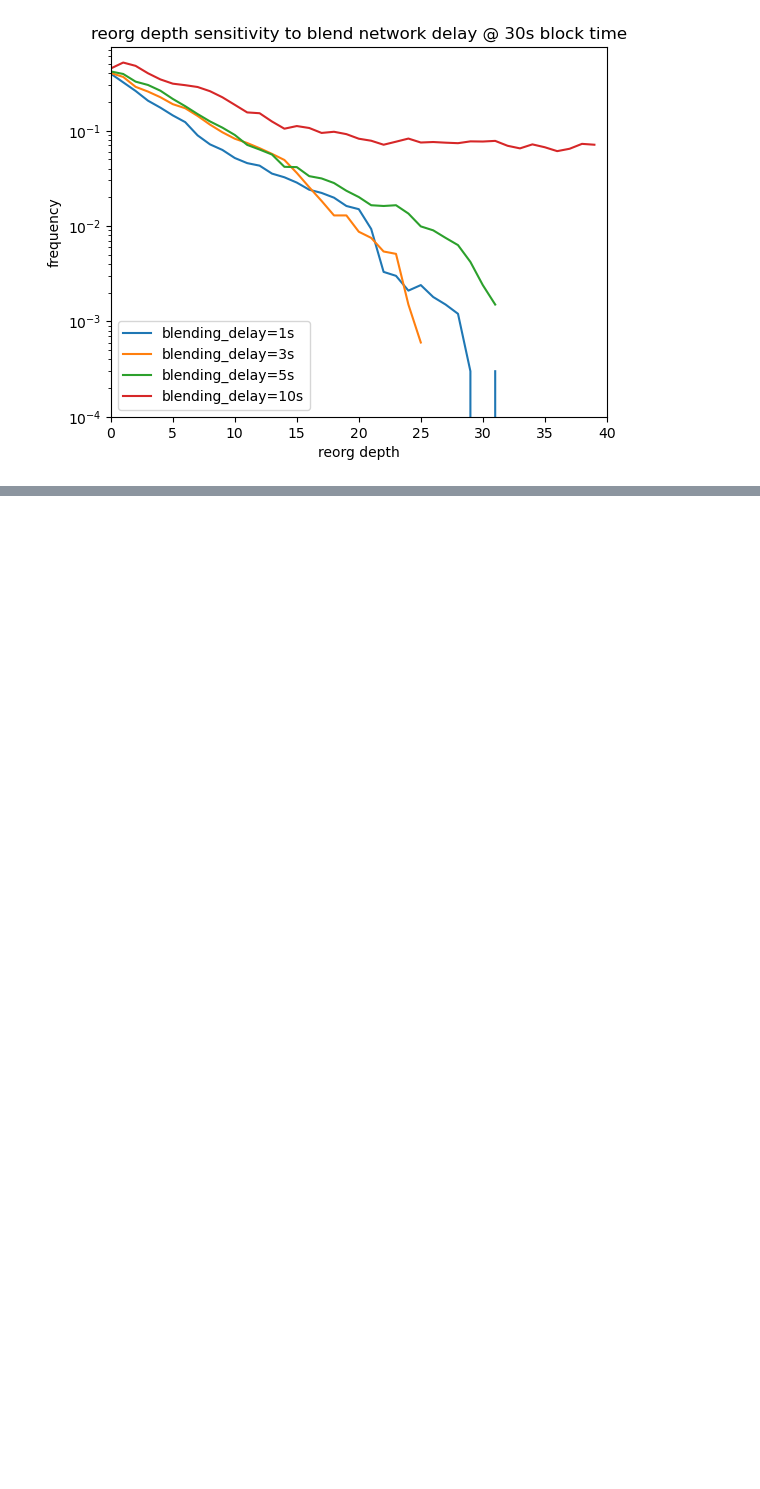
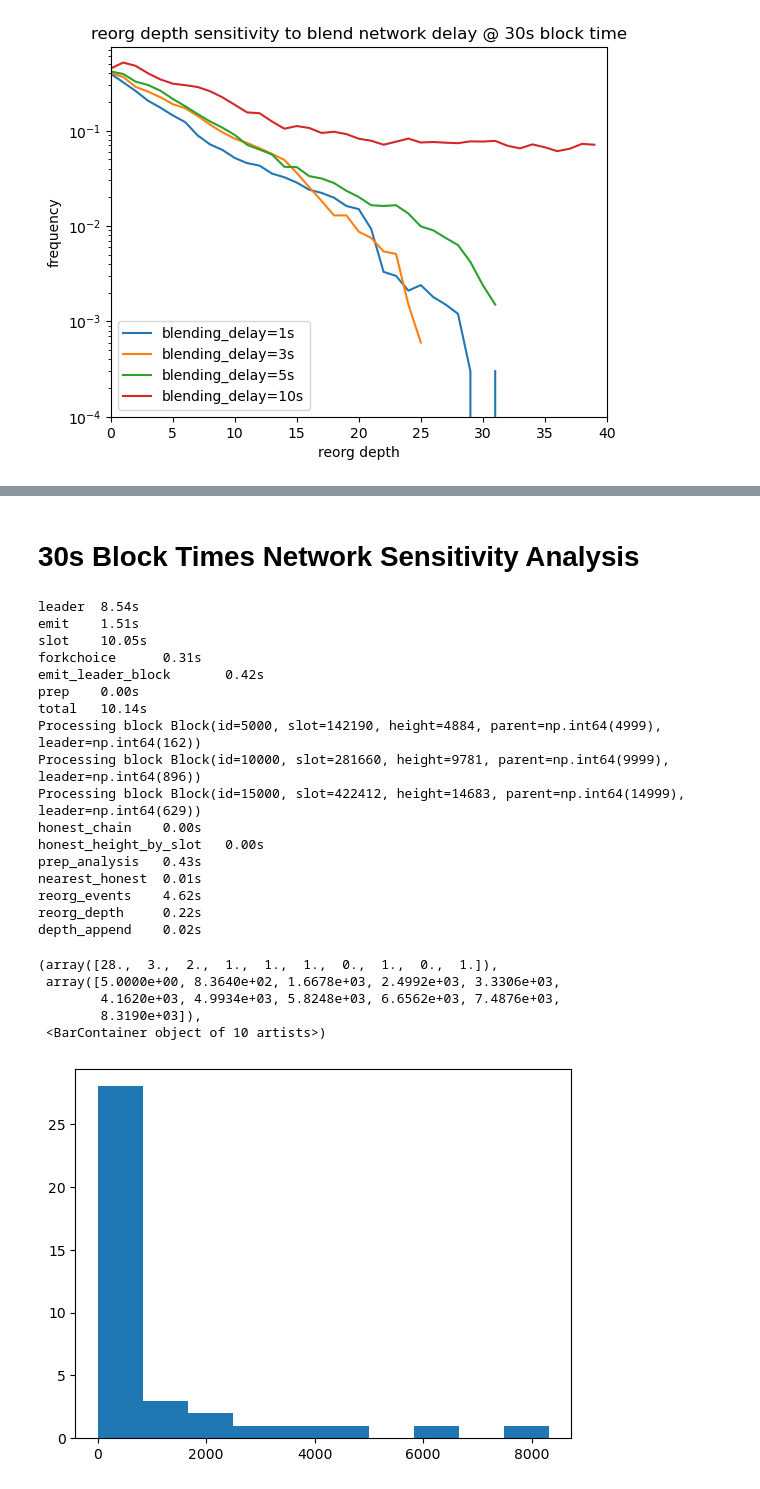
Before and after one commit to logos-co/nomos-pocs, a Jupyter notebook: cryptarchia/longest-chain-cryptarchia.ipynb, the cells around one changed output, grey strips where cells are left out. Saved outputs shown, nothing was run; the diff lists cells and outputs as text; code cells hidden in the pictures; blank space fills up the shorter version.

```diff
--- a/cryptarchia/longest-chain-cryptarchia.ipynb
+++ b/cryptarchia/longest-chain-cryptarchia.ipynb
@@ -747,0 +689,58 @@ _ = plt.xlabel("f")
+# %% [markdown]
+# 30s Block Times Network Sensitivity Analysis
+# %%
+block_time = 30
+
+nomos_params = Params(
+    SLOTS=3 * 2160 * block_time,
+    f=1/block_time,
+    adversary_control = 0.3,
+    honest_stake = np.random.pareto(10, 1000)
+)
+nomos_net = NetworkParams(
+    broadcast_delay_mean=0.5,
+    pol_proof_time=1,
+    blending_delay=3,
+    desimenation_delay_mean=0.5,
+    blend_hops=3,
+)
+
+cardano_params = replace(nomos_params, f=1/20, SLOTS=10 * 2160 * 20)
+cardano_net = replace(nomos_net, blend_hops=0)
+# %%
+cardano_params = replace(nomos_params, f=1/20, SLOTS=10 * 2160 * 20)
+cardano_net = replace(nomos_net, blend_hops=0)
+
+cardano_sim = Sim(
+    params=cardano_params,
+    network=cardano_net
+)
+cardano_sim.run(seed=0)
+
+cardano_reorgs = cardano_sim.adverserial_analysis()
+
+plt.hist(np.bincount(cardano_reorgs))
+# %% [output]
+leader  8.54s
+emit    1.51s
+slot    10.05s
+forkchoice      0.31s
+emit_leader_block       0.42s
+prep    0.00s
+total   10.14s
+Processing block Block(id=5000, slot=142190, height=4884, parent=np.int64(4999), leader=np.int64(162))
+Processing block Block(id=10000, slot=281660, height=9781, parent=np.int64(9999), leader=np.int64(896))
+Processing block Block(id=15000, slot=422412, height=14683, parent=np.int64(14999), leader=np.int64(629))
+honest_chain    0.00s
+honest_height_by_slot   0.00s
+prep_analysis   0.43s
+nearest_honest  0.01s
+reorg_events    4.62s
+reorg_depth     0.22s
+depth_append    0.02s
+(array([28.,  3.,  2.,  1.,  1.,  1.,  0.,  1.,  0.,  1.]),
+ array([5.0000e+00, 8.3640e+02, 1.6678e+03, 2.4992e+03, 3.3306e+03,
+        4.1620e+03, 4.9934e+03, 5.8248e+03, 6.6562e+03, 7.4876e+03,
+        8.3190e+03]),
+ <BarContainer object of 10 artists>)
+[figure, added]
```
Also changed, not shown: parts of 12 cells of this notebook.
